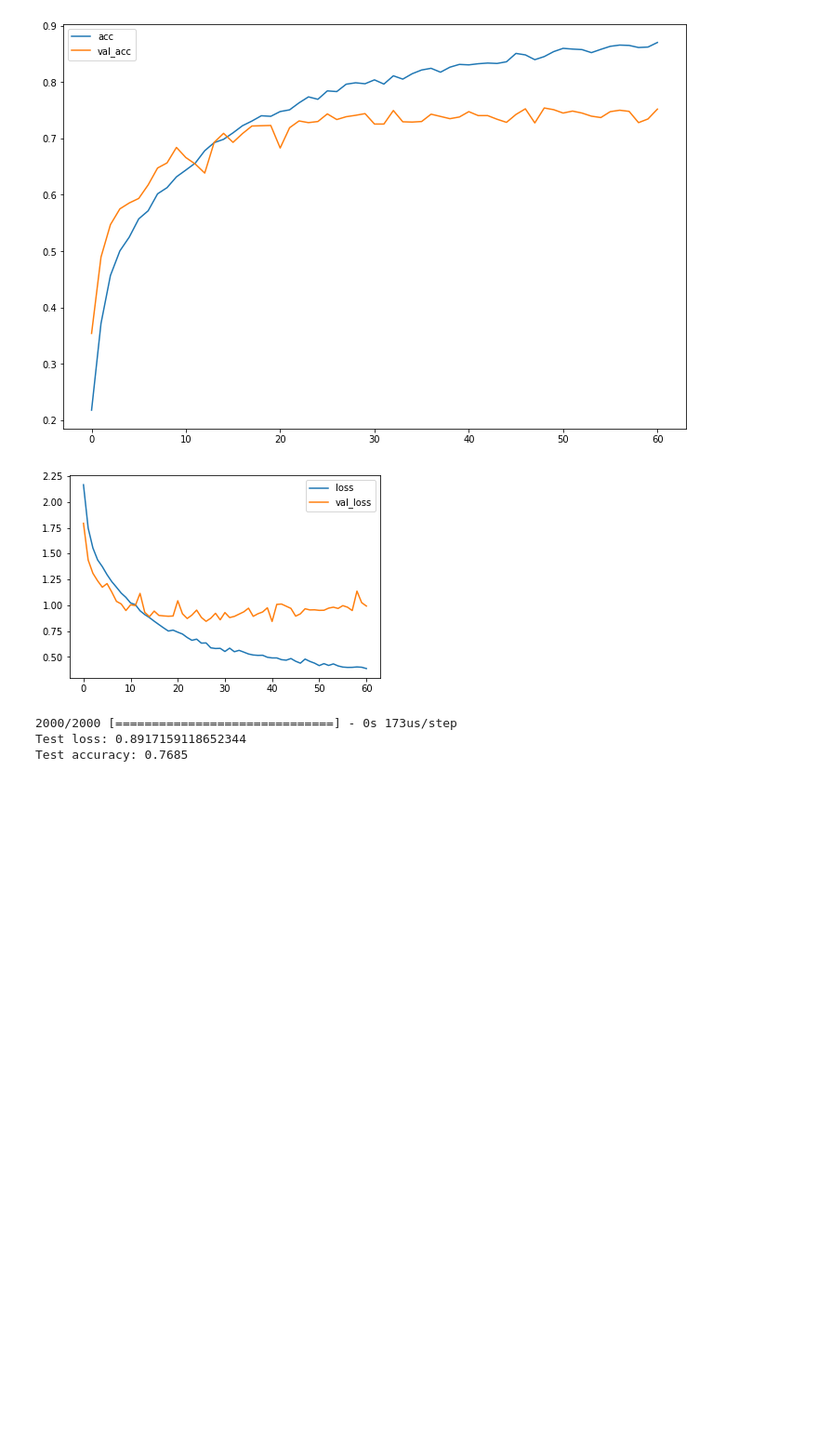
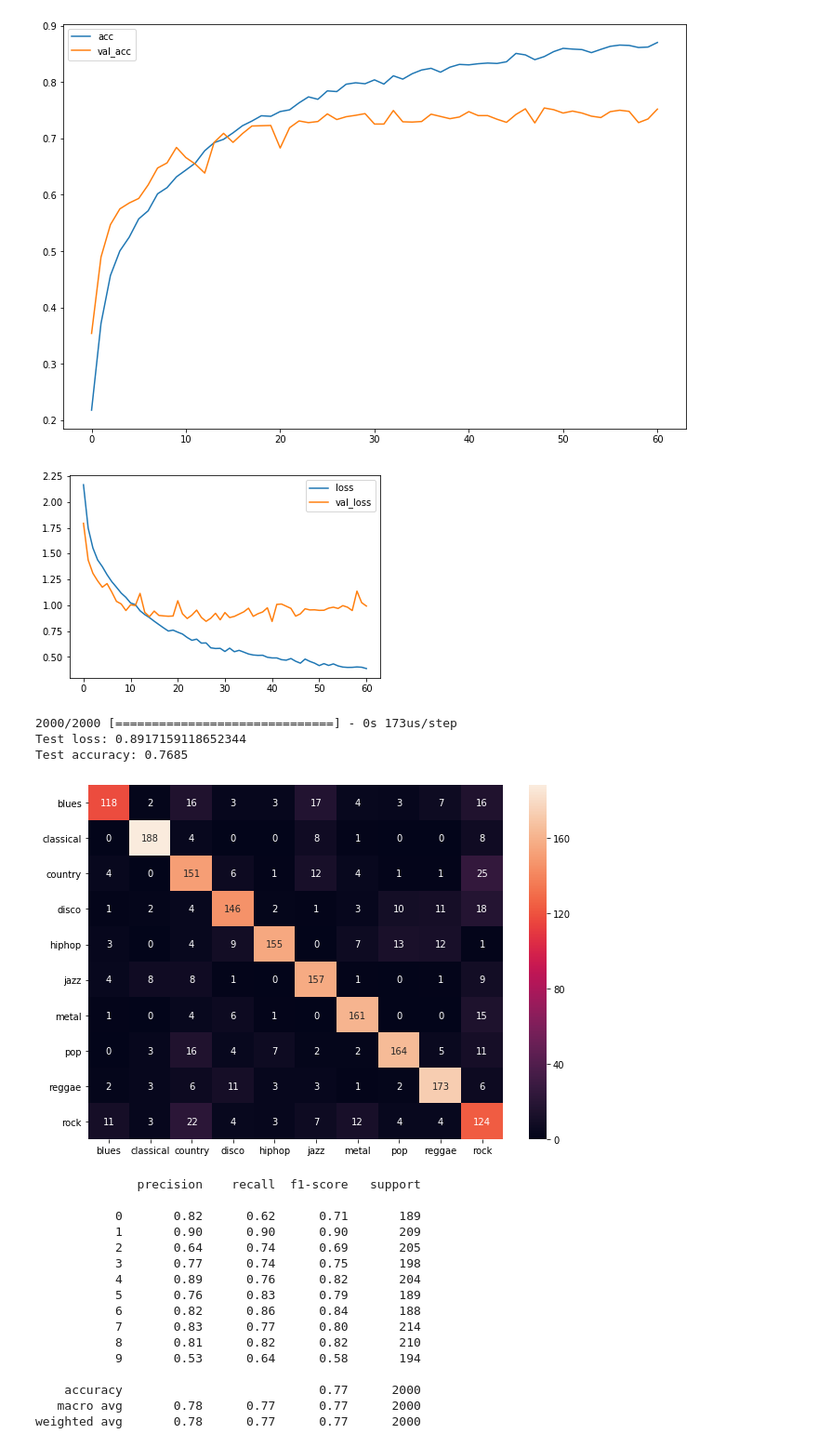
Before and after one commit to xinruili07/music-genre-classification-models, a Jupyter notebook: CNN_Spectrogram_Classification.ipynb, the cells around one changed output. Shown at 93% size. Cells and saved outputs as stored; diff of their text form; code cells hidden in the pictures; blank space fills up the shorter version.

Commit message:
Added Confusion Matrix and Classification Report

```diff
--- a/CNN_Spectrogram_Classification.ipynb
+++ b/CNN_Spectrogram_Classification.ipynb
@@ -181,3 +181,38 @@ print('Test accuracy:', score[1])
 2000/2000 [==============================] - 0s 173us/step
 Test loss: 0.8917159118652344
 Test accuracy: 0.7685
+# %%
+from sklearn.metrics import classification_report, confusion_matrix
+import seaborn as sn
+
+y_pred = model.predict_classes(X_test)
+#Y_test = np.argmax(Y_test, axis=1)
+
+con_mat = confusion_matrix(Y_test, y_pred)
+
+plt.figure(figsize = (10,7))
+ax = sn.heatmap(con_mat, annot=True, fmt="d", xticklabels=genres, yticklabels=genres)
+bottom, top = ax.get_ylim()
+ax.set_ylim(bottom + 0.5, top - 0.5)
+
+plt.show()
+print('\n')
+print(classification_report(Y_test, y_pred))
+# %% [output]
+[figure, added]
+              precision    recall  f1-score   support
+
+           0       0.82      0.62      0.71       189
+           1       0.90      0.90      0.90       209
+           2       0.64      0.74      0.69       205
+           3       0.77      0.74      0.75       198
+           4       0.89      0.76      0.82       204
+           5       0.76      0.83      0.79       189
+           6       0.82      0.86      0.84       188
+           7       0.83      0.77      0.80       214
+           8       0.81      0.82      0.82       210
+           9       0.53      0.64      0.58       194
+
+    accuracy                           0.77      2000
+   macro avg       0.78      0.77      0.77      2000
+weighted avg       0.78      0.77      0.77      2000
```
